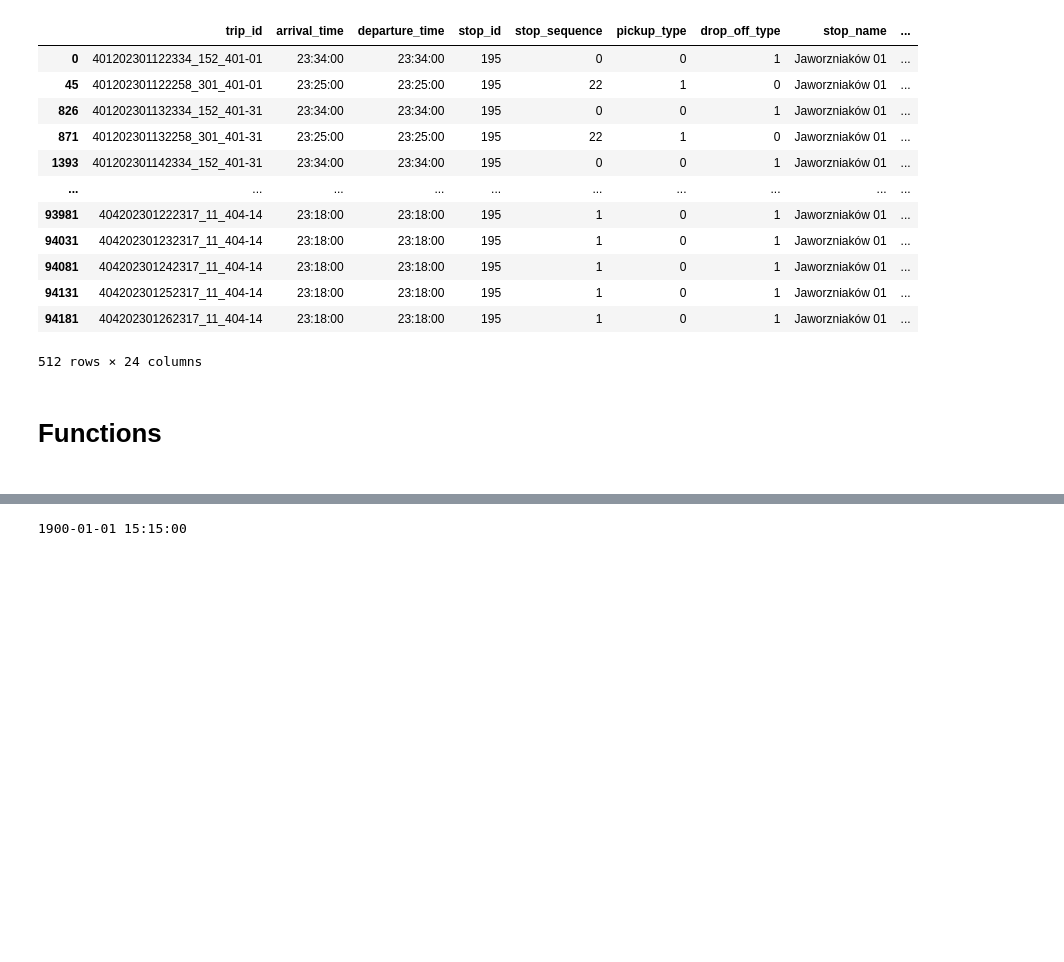
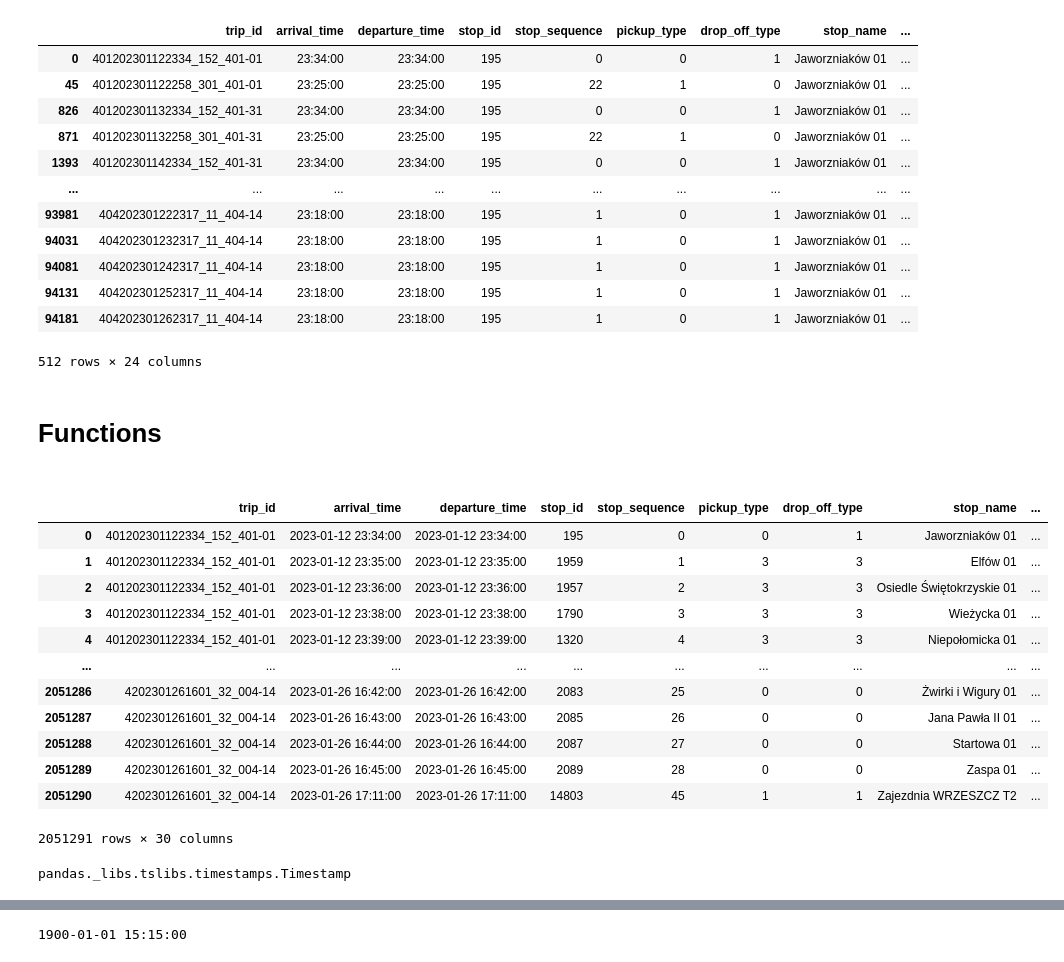
Before and after one commit to Mazurel/PG-Hackaton-2023, a Jupyter notebook: solution/stoptimes2.ipynb, the cells around one changed output, grey strips where cells are left out. Saved outputs shown, nothing was run; the diff lists cells and outputs as text; code cells hidden in the pictures; blank space fills up the shorter version.

```diff
--- a/solution/stoptimes2.ipynb
+++ b/solution/stoptimes2.ipynb
@@ -271,4 +268,30 @@ result[(result["stop_id"]==195) &
 # %%
 result['departure_time'] = result['departure_time'].apply(lambda x: str(int(x[:2]) - 24) + x[2:] if int(x[:2]) >= 24 else x)
 result['arrival_time'] = result['arrival_time'].apply(lambda x: str(int(x[:2]) - 24) + x[2:] if int(x[:2]) >= 24 else x)
+# %%
+df_dates = pd.read_csv('calendar_dates.txt')
+result = pd.merge(result, df_dates, how='inner',on='service_id')
+result.date = result.date.astype('str')
+result['month'] = result['date'].map(lambda x: x[4:6])
+result['day'] = result['date'].map(lambda x: x[6:8])
+result['year'] = result['date'].map(lambda x: x[0:4])
+result['date2'] = result['year'] + '-' +  result['month'] + '-' + result['day']
+# %%
+result['departure_time'] = result['date2']  + ' '  + result['departure_time']
+result['arrival_time'] = result['date2']  + ' '  + result['arrival_time']
+result
+# %% [output]
+|  | trip_id | arrival_time | departure_time | stop_id | stop_sequence | pickup_type | drop_off_type | stop_name | ... |
+| 0 | 401202301122334_152_401-01 | 2023-01-12 23:34:00 | 2023-01-12 23:34:00 | 195 | 0 | 0 | 1 | Jaworzniaków 01 | ... |
+| 1 | 401202301122334_152_401-01 | 2023-01-12 23:35:00 | 2023-01-12 23:35:00 | 1959 | 1 | 3 | 3 | Elfów 01 | ... |
+| 2 | 401202301122334_152_401-01 | 2023-01-12 23:36:00 | 2023-01-12 23:36:00 | 1957 | 2 | 3 | 3 | Osiedle Świętokrzyskie 01 | ... |
+| 3 | 401202301122334_152_401-01 | 2023-01-12 23:38:00 | 2023-01-12 23:38:00 | 1790 | 3 | 3 | 3 | Wieżycka 01 | ... |
+| 4 | 401202301122334_152_401-01 | 2023-01-12 23:39:00 | 2023-01-12 23:39:00 | 1320 | 4 | 3 | 3 | Niepołomicka 01 | ... |
+| ... | ... | ... | ... | ... | ... | ... | ... | ... | ... |
+| 2051286 | 4202301261601_32_004-14 | 2023-01-26 16:42:00 | 2023-01-26 16:42:00 | 2083 | 25 | 0 | 0 | Żwirki i Wigury 01 | ... |
+| 2051287 | 4202301261601_32_004-14 | 2023-01-26 16:43:00 | 2023-01-26 16:43:00 | 2085 | 26 | 0 | 0 | Jana Pawła II 01 | ... |
+| 2051288 | 4202301261601_32_004-14 | 2023-01-26 16:44:00 | 2023-01-26 16:44:00 | 2087 | 27 | 0 | 0 | Startowa 01 | ... |
+| 2051289 | 4202301261601_32_004-14 | 2023-01-26 16:45:00 | 2023-01-26 16:45:00 | 2089 | 28 | 0 | 0 | Zaspa 01 | ... |
+| 2051290 | 4202301261601_32_004-14 | 2023-01-26 17:11:00 | 2023-01-26 17:11:00 | 14803 | 45 | 1 | 1 | Zajezdnia WRZESZCZ T2 | ... |
+2051291 rows × 30 columns
 # %%
@@ -277,3 +300,7 @@ result['departure_time'] = result['departure_time'].apply(lambda x: datetime.str
+# %%
+type(result['arrival_time'][0])
+# %% [output]
+pandas._libs.tslibs.timestamps.Timestamp
 # %%
 def get_all_departures_from_bus_stop(stop_id: int, arrival_time: str):
     time = datetime.strptime(arrival_time, '%H:%M')
```
Also changed, not shown: parts of 17 cells of this notebook.
